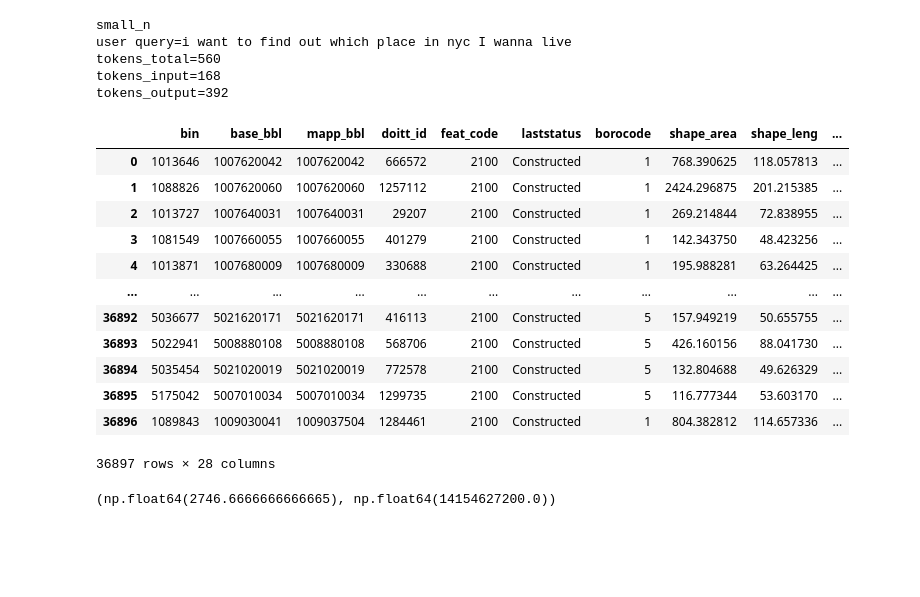
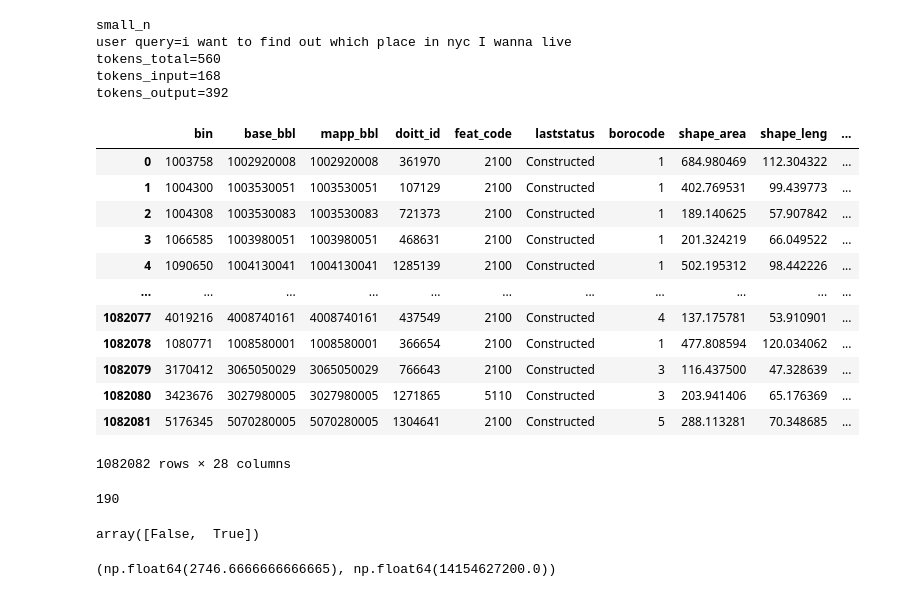
Before and after one commit to daegeun-kim/GeoEstateChat, a Jupyter notebook: notebooks/tests.ipynb, the cells around one changed output. Saved outputs shown, nothing was run; the diff lists cells and outputs as text; code cells hidden in the pictures; blank space fills up the shorter version.

```diff
--- a/notebooks/tests.ipynb
+++ b/notebooks/tests.ipynb
@@ -77,26 +77,34 @@ db_url = os.getenv('db_url')
 engine = create_engine(db_url)
 # %%
 gdf = gpd.read_postgis(
-    sql="SELECT * FROM public.buildings WHERE large_n IN ('mid staten island', 'midtown manhattan')",
+    sql="SELECT * FROM public.buildings",
     con=engine,
     geom_col="geom"
 )
 
 gdf
 # %% [output]
 |  | bin | base_bbl | mapp_bbl | doitt_id | feat_code | laststatus | borocode | shape_area | shape_leng | ... |
-| 0 | 1013646 | 1007620042 | 1007620042 | 666572 | 2100 | Constructed | 1 | 768.390625 | 118.057813 | ... |
-| 1 | 1088826 | 1007620060 | 1007620060 | 1257112 | 2100 | Constructed | 1 | 2424.296875 | 201.215385 | ... |
-| 2 | 1013727 | 1007640031 | 1007640031 | 29207 | 2100 | Constructed | 1 | 269.214844 | 72.838955 | ... |
-| 3 | 1081549 | 1007660055 | 1007660055 | 401279 | 2100 | Constructed | 1 | 142.343750 | 48.423256 | ... |
-| 4 | 1013871 | 1007680009 | 1007680009 | 330688 | 2100 | Constructed | 1 | 195.988281 | 63.264425 | ... |
+| 0 | 1003758 | 1002920008 | 1002920008 | 361970 | 2100 | Constructed | 1 | 684.980469 | 112.304322 | ... |
+| 1 | 1004300 | 1003530051 | 1003530051 | 107129 | 2100 | Constructed | 1 | 402.769531 | 99.439773 | ... |
+| 2 | 1004308 | 1003530083 | 1003530083 | 721373 | 2100 | Constructed | 1 | 189.140625 | 57.907842 | ... |
+| 3 | 1066585 | 1003980051 | 1003980051 | 468631 | 2100 | Constructed | 1 | 201.324219 | 66.049522 | ... |
+| 4 | 1090650 | 1004130041 | 1004130041 | 1285139 | 2100 | Constructed | 1 | 502.195312 | 98.442226 | ... |
 | ... | ... | ... | ... | ... | ... | ... | ... | ... | ... | ... |
-| 36892 | 5036677 | 5021620171 | 5021620171 | 416113 | 2100 | Constructed | 5 | 157.949219 | 50.655755 | ... |
-| 36893 | 5022941 | 5008880108 | 5008880108 | 568706 | 2100 | Constructed | 5 | 426.160156 | 88.041730 | ... |
-| 36894 | 5035454 | 5021020019 | 5021020019 | 772578 | 2100 | Constructed | 5 | 132.804688 | 49.626329 | ... |
-| 36895 | 5175042 | 5007010034 | 5007010034 | 1299735 | 2100 | Constructed | 5 | 116.777344 | 53.603170 | ... |
-| 36896 | 1089843 | 1009030041 | 1009037504 | 1284461 | 2100 | Constructed | 1 | 804.382812 | 114.657336 | ... |
+| 1082077 | 4019216 | 4008740161 | 4008740161 | 437549 | 2100 | Constructed | 4 | 137.175781 | 53.910901 | ... |
+| 1082078 | 1080771 | 1008580001 | 1008580001 | 366654 | 2100 | Constructed | 1 | 477.808594 | 120.034062 | ... |
+| 1082079 | 3170412 | 3065050029 | 3065050029 | 766643 | 2100 | Constructed | 3 | 116.437500 | 47.328639 | ... |
+| 1082080 | 3423676 | 3027980005 | 3027980005 | 1271865 | 5110 | Constructed | 3 | 203.941406 | 65.176369 | ... |
+| 1082081 | 5176345 | 5070280005 | 5070280005 | 1304641 | 2100 | Constructed | 5 | 288.113281 | 70.348685 | ... |
-36897 rows × 28 columns
+1082082 rows × 28 columns
+# %%
+gdf['bldg_class'].nunique()
+# %% [output]
+190
+# %%
+gdf['elevator'].unique()
+# %% [output]
+array([False,  True])
 # %%
 import numpy as np
 
```
Also changed, not shown: 11 other files.
